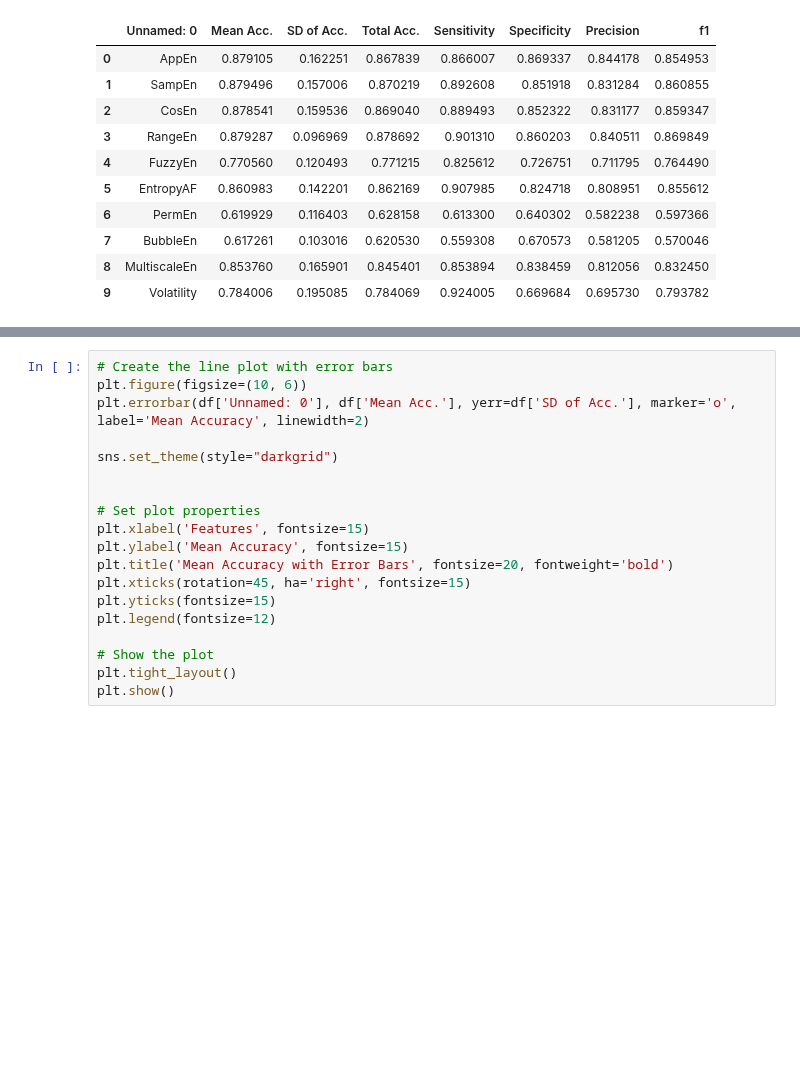
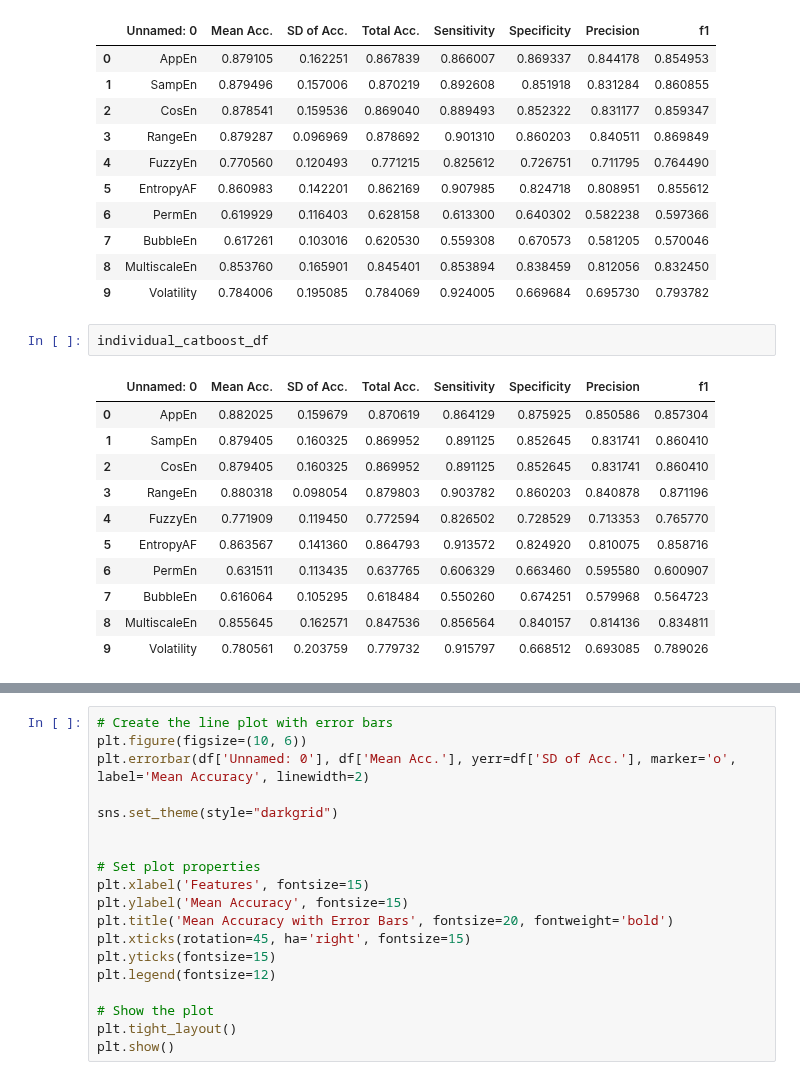
Before and after one commit to NNLUliskey/svsm_ml_2022, a Jupyter notebook: results graph generation.ipynb, the cells around one changed output, grey strips where cells are left out. Saved outputs shown, nothing was run; the diff lists cells and outputs as text; blank space fills up the shorter version.

```diff
--- a/results graph generation.ipynb
+++ b/results graph generation.ipynb
@@ -179,6 +195,20 @@ individual_lightgbm_df
 | 7 | BubbleEn | 0.617261 | 0.103016 | 0.620530 | 0.559308 | 0.670573 | 0.581205 | 0.570046 |
 | 8 | MultiscaleEn | 0.853760 | 0.165901 | 0.845401 | 0.853894 | 0.838459 | 0.812056 | 0.832450 |
 | 9 | Volatility | 0.784006 | 0.195085 | 0.784069 | 0.924005 | 0.669684 | 0.695730 | 0.793782 |
+# %%
+individual_catboost_df
+# %% [output]
+|  | Unnamed: 0 | Mean Acc. | SD of Acc. | Total Acc. | Sensitivity | Specificity | Precision | f1 |
+| 0 | AppEn | 0.882025 | 0.159679 | 0.870619 | 0.864129 | 0.875925 | 0.850586 | 0.857304 |
+| 1 | SampEn | 0.879405 | 0.160325 | 0.869952 | 0.891125 | 0.852645 | 0.831741 | 0.860410 |
+| 2 | CosEn | 0.879405 | 0.160325 | 0.869952 | 0.891125 | 0.852645 | 0.831741 | 0.860410 |
+| 3 | RangeEn | 0.880318 | 0.098054 | 0.879803 | 0.903782 | 0.860203 | 0.840878 | 0.871196 |
+| 4 | FuzzyEn | 0.771909 | 0.119450 | 0.772594 | 0.826502 | 0.728529 | 0.713353 | 0.765770 |
+| 5 | EntropyAF | 0.863567 | 0.141360 | 0.864793 | 0.913572 | 0.824920 | 0.810075 | 0.858716 |
+| 6 | PermEn | 0.631511 | 0.113435 | 0.637765 | 0.606329 | 0.663460 | 0.595580 | 0.600907 |
+| 7 | BubbleEn | 0.616064 | 0.105295 | 0.618484 | 0.550260 | 0.674251 | 0.579968 | 0.564723 |
+| 8 | MultiscaleEn | 0.855645 | 0.162571 | 0.847536 | 0.856564 | 0.840157 | 0.814136 | 0.834811 |
+| 9 | Volatility | 0.780561 | 0.203759 | 0.779732 | 0.915797 | 0.668512 | 0.693085 | 0.789026 |
 # %%
 import pandas as pd
 import matplotlib.pyplot as plt
```
Also changed, not shown: parts of 2 cells of this notebook.
